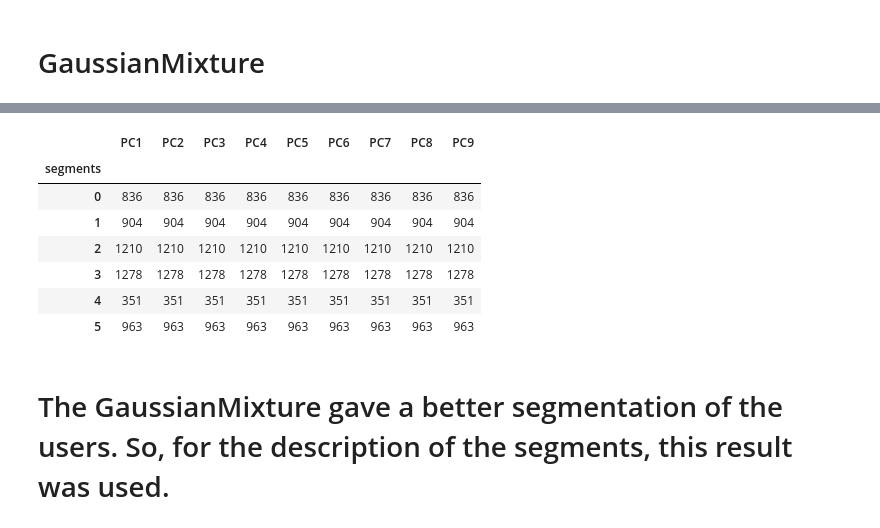
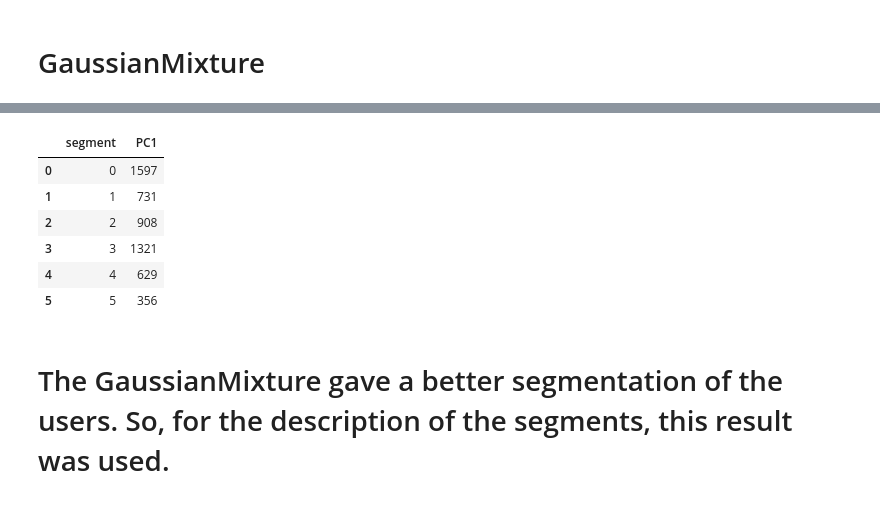
Before and after one commit to derewor/Travel-Tide-project, a Jupyter notebook: TravelTide_project_final.ipynb, the cells around one changed output, grey strips where cells are left out. Saved outputs shown, nothing was run; the diff lists cells and outputs as text; code cells hidden in the pictures.

```diff
--- a/TravelTide_project_final.ipynb
+++ b/TravelTide_project_final.ipynb
@@ -1024,6 +1072,6 @@ px.line(x=list(range(3,13)), y= ss)
 # %%
 # Clustering of the pca_df dataframe using the kmean algorithm. The n_init arguement is set to 14 to initiate more time so that a stable cluster is
 # obtained. Furthermore, to fix the cluster groups a randon_state is set at 42.)
-kmeans = KMeans(n_clusters = 6, n_init = 10, random_state=42)
+kmeans = KMeans(n_clusters = 6, n_init = 14, random_state=42)
 kmeans.fit(pca_df)
 # %% [output]
@@ -1057,4 +1097,5 @@ pca_df.reset_index().head()
 # %%
 # The number of users in each cluster is counted by grouping under the segment lables.
-pca_df.groupby('segments').count()
+pca_df = pca_df.groupby('segments').count()
+pca_df['PC1']
 # %% [output]
@@ -1072,9 +1114,9 @@ pca_df.groupby('segments').count()
 pcagm = pca_df.copy()
 # %%
 # test if the gaussian mixture gives a better segmentation than kmean.
-gmm = GaussianMixture(n_components=6, random_state=42)
+gmm = GaussianMixture(n_components=6, n_init=12, random_state=42)
 gmm.fit(pcagm)
-labels = gmm.predict(pcagm)
+segment = gmm.predict(pcagm)
 # %%
 px.scatter(x = pcagm['PC1'],
            y = pcagm['PC2'],
@@ -1091,18 +1126,18 @@ px.scatter_3d(x = pcagm['PC1'],
 # %%
 # assigning a label to the individual user.
-pcagm['segments'] = labels
+pcagm['segment'] = segment
 # %%
 # counting the number of users in each segment. The numbers are more or less similar with the kmeans clastering.
-pcagm.groupby('segments').count()
+pcgam = pcagm.groupby('segment').count()
+pcgam['PC1'].reset_index()
 # %% [output]
-|  | PC1 | PC2 | PC3 | PC4 | PC5 | PC6 | PC7 | PC8 | PC9 |
-| segments |  |  |  |  |  |  |  |  |  |
-| 0 | 836 | 836 | 836 | 836 | 836 | 836 | 836 | 836 | 836 |
-| 1 | 904 | 904 | 904 | 904 | 904 | 904 | 904 | 904 | 904 |
-| 2 | 1210 | 1210 | 1210 | 1210 | 1210 | 1210 | 1210 | 1210 | 1210 |
-| 3 | 1278 | 1278 | 1278 | 1278 | 1278 | 1278 | 1278 | 1278 | 1278 |
-| 4 | 351 | 351 | 351 | 351 | 351 | 351 | 351 | 351 | 351 |
-| 5 | 963 | 963 | 963 | 963 | 963 | 963 | 963 | 963 | 963 |
+|  | segment | PC1 |
+| 0 | 0 | 1597 |
+| 1 | 1 | 731 |
+| 2 | 2 | 908 |
+| 3 | 3 | 1321 |
+| 4 | 4 | 629 |
+| 5 | 5 | 356 |
 # %% [markdown]
 # The GaussianMixture gave a better segmentation of the users. So, for the description of the segments, this result was used.
 # %%
```
Also changed, not shown: parts of 47 cells of this notebook.
